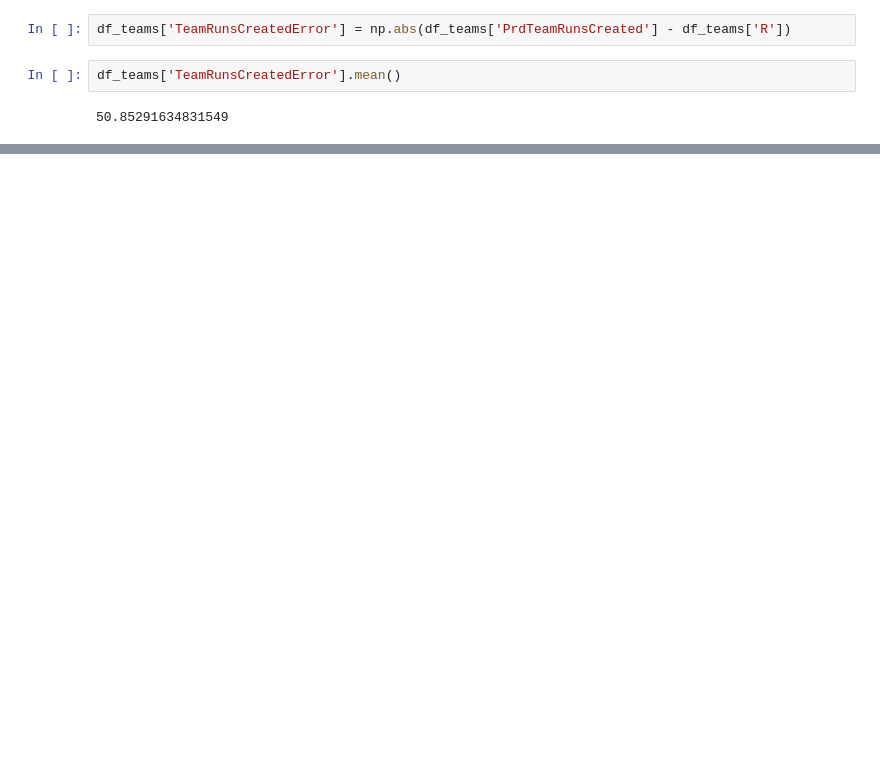
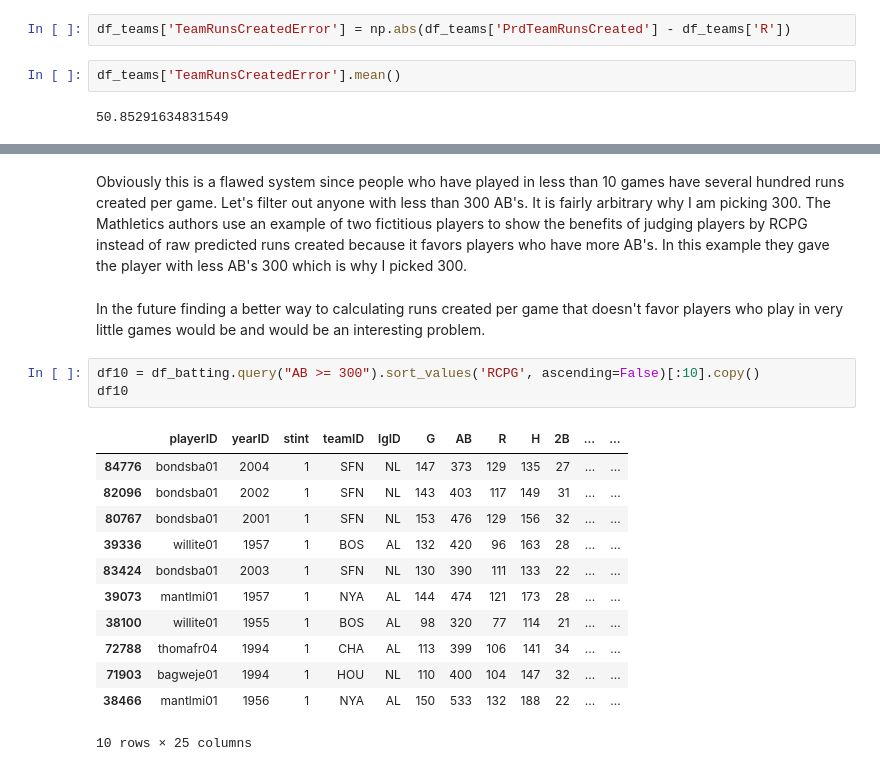
Before and after one commit to Sturner21/Data-Science-Projects, a Jupyter notebook: Mathletics Recreation/Chapter 2.ipynb, the cells around one changed output, grey strips where cells are left out. Cells and saved outputs as stored; diff of their text form; blank space fills up the shorter version.

```diff
--- a/Mathletics Recreation/Chapter 2.ipynb
+++ b/Mathletics Recreation/Chapter 2.ipynb
@@ -45,0 +110,20 @@ df_teams['TeamRunsCreatedError'].mean()
+# %% [markdown]
+Obviously this is a flawed system since people who have played in less than 10 games have several hundred runs created per game. Let's filter out anyone with less than 300 AB's. It is fairly arbitrary why I am picking 300. The Mathletics authors use an example of two fictitious players to show the benefits of judging players by RCPG instead of raw predicted runs created because it favors players who have more AB's. In this example they gave the player with less AB's 300 which is why I picked 300.
+# %% [markdown]
+In the future finding a better way to calculating runs created per game that doesn't favor players who play in very little games would be and would be an interesting problem.
+# %%
+df10 = df_batting.query("AB >= 300").sort_values('RCPG', ascending=False)[:10].copy()
+df10
+# %% [output]
+|  | playerID | yearID | stint | teamID | lgID | G | AB | R | H | 2B | ... | ... |
+| 84776 | bondsba01 | 2004 | 1 | SFN | NL | 147 | 373 | 129 | 135 | 27 | ... | ... |
+| 82096 | bondsba01 | 2002 | 1 | SFN | NL | 143 | 403 | 117 | 149 | 31 | ... | ... |
+| 80767 | bondsba01 | 2001 | 1 | SFN | NL | 153 | 476 | 129 | 156 | 32 | ... | ... |
+| 39336 | willite01 | 1957 | 1 | BOS | AL | 132 | 420 | 96 | 163 | 28 | ... | ... |
+| 83424 | bondsba01 | 2003 | 1 | SFN | NL | 130 | 390 | 111 | 133 | 22 | ... | ... |
+| 39073 | mantlmi01 | 1957 | 1 | NYA | AL | 144 | 474 | 121 | 173 | 28 | ... | ... |
+| 38100 | willite01 | 1955 | 1 | BOS | AL | 98 | 320 | 77 | 114 | 21 | ... | ... |
+| 72788 | thomafr04 | 1994 | 1 | CHA | AL | 113 | 399 | 106 | 141 | 34 | ... | ... |
+| 71903 | bagweje01 | 1994 | 1 | HOU | NL | 110 | 400 | 104 | 147 | 32 | ... | ... |
+| 38466 | mantlmi01 | 1956 | 1 | NYA | AL | 150 | 533 | 132 | 188 | 22 | ... | ... |
+10 rows × 25 columns
```
Also changed, not shown: parts of 16 cells of this notebook, 2 other files.
